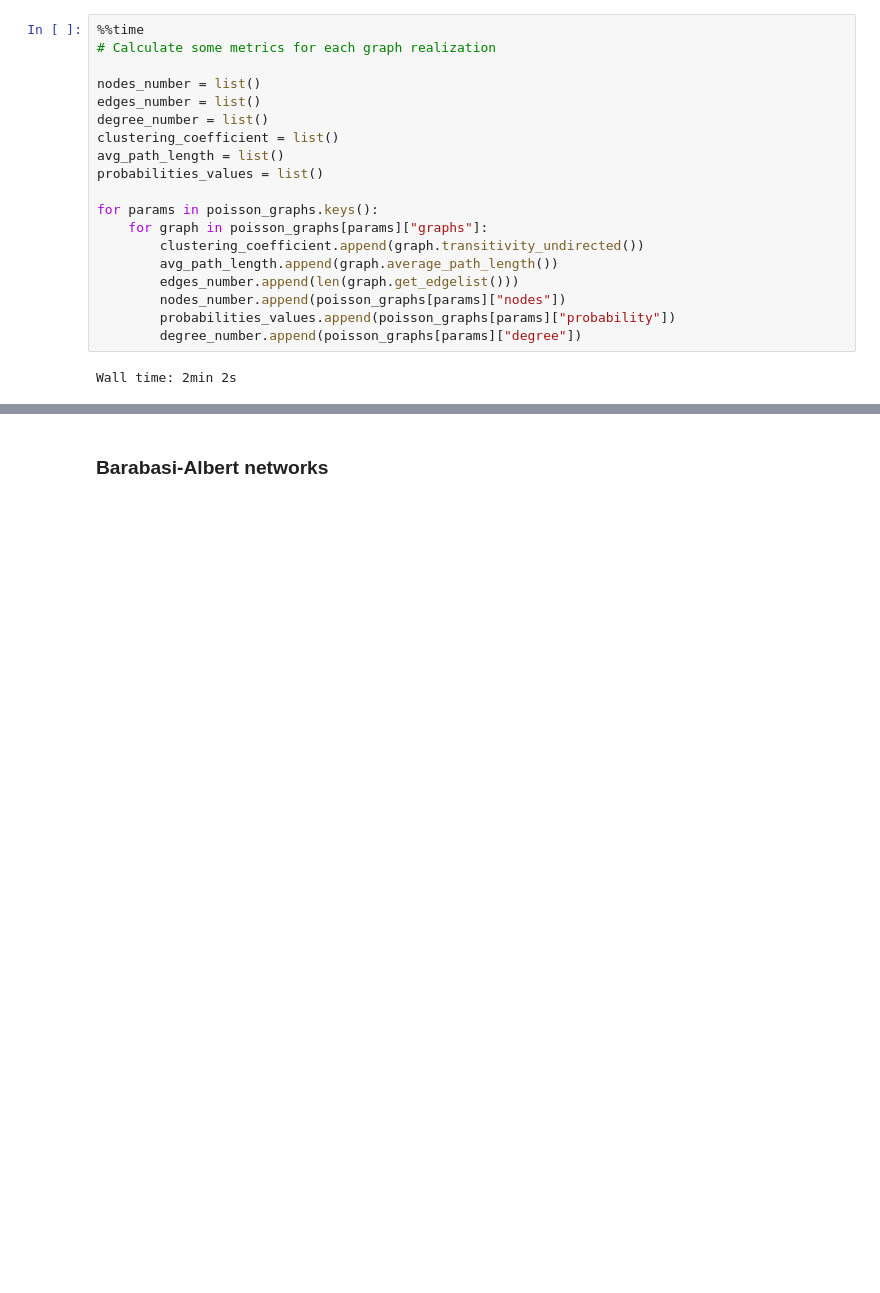
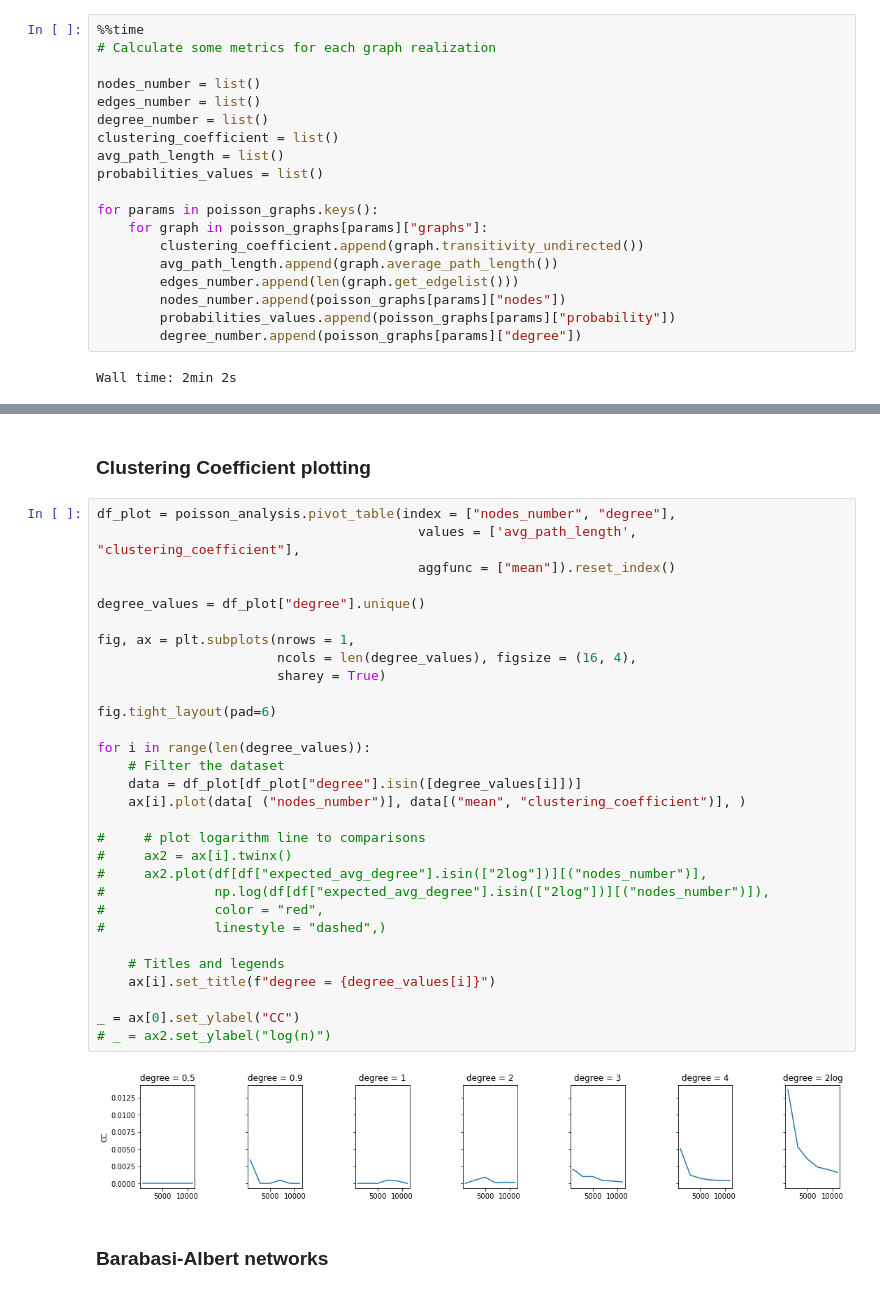
Before and after one commit to victorsanunes/complex-networks, a Jupyter notebook: notebooks/Assignment_02.ipynb, the cells around one changed output, grey strips where cells are left out. Drawn from its saved outputs; the diff is of its cells as text; blank space fills up the shorter version.

Commit message:
CC charts

```diff
--- a/notebooks/Assignment_02.ipynb
+++ b/notebooks/Assignment_02.ipynb
@@ -165,3 +166,37 @@ _ = ax[0].set_ylabel("AVL")
+# %% [markdown]
+### Clustering Coefficient plotting
+# %%
+df_plot = poisson_analysis.pivot_table(index = ["nodes_number", "degree"],
+                                         values = ['avg_path_length', "clustering_coefficient"],
+                                         aggfunc = ["mean"]).reset_index()
+
+degree_values = df_plot["degree"].unique()
+
+fig, ax = plt.subplots(nrows = 1,
+                       ncols = len(degree_values), figsize = (16, 4),
+                       sharey = True)
+
+fig.tight_layout(pad=6)
+
+for i in range(len(degree_values)):
+    # Filter the dataset
+    data = df_plot[df_plot["degree"].isin([degree_values[i]])]
+    ax[i].plot(data[ ("nodes_number")], data[("mean", "clustering_coefficient")], )
+
+#     # plot logarithm line to comparisons
+#     ax2 = ax[i].twinx()
+#     ax2.plot(df[df["expected_avg_degree"].isin(["2log"])][("nodes_number")],
+#              np.log(df[df["expected_avg_degree"].isin(["2log"])][("nodes_number")]),
+#              color = "red",
+#              linestyle = "dashed",)
+
+    # Titles and legends
+    ax[i].set_title(f"degree = {degree_values[i]}")
+
+_ = ax[0].set_ylabel("CC")
+# _ = ax2.set_ylabel("log(n)")
+# %% [output]
+[figure, added]
 # %% [markdown]
 ### Barabasi-Albert networks
 # %%
```
Also changed, not shown: parts of 18 cells of this notebook.
